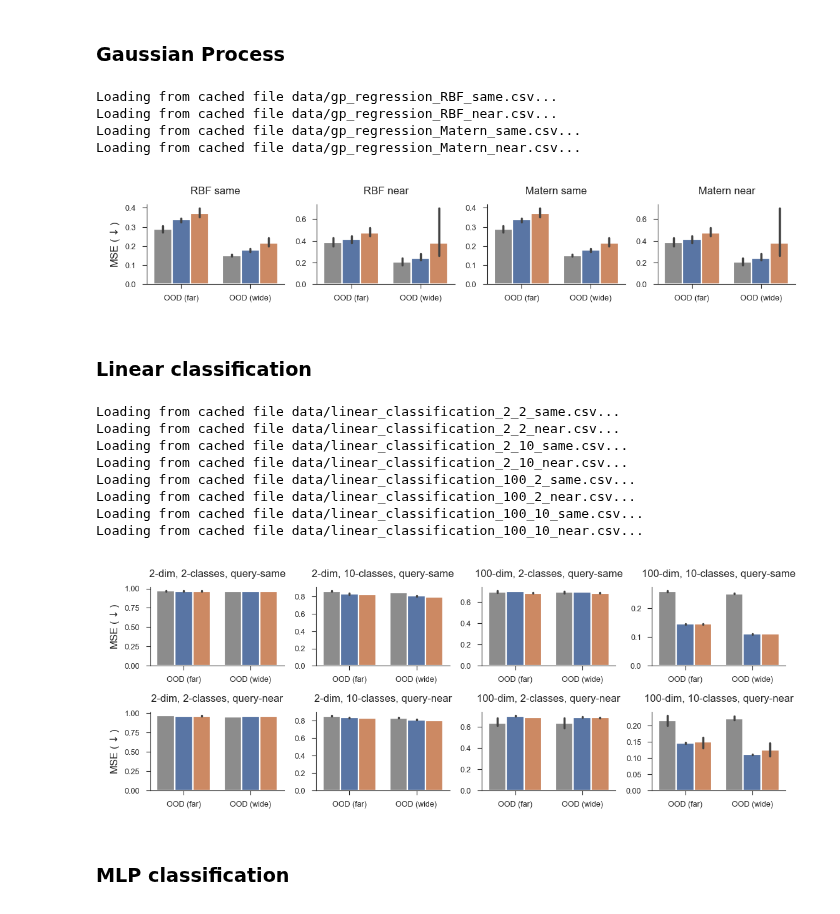
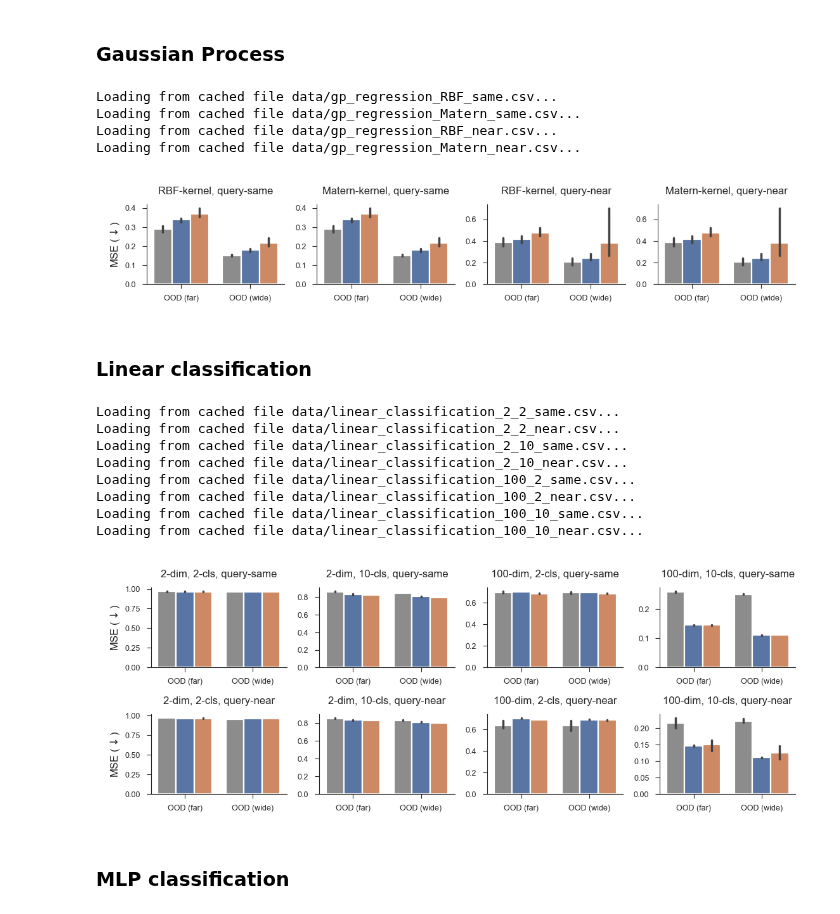
Before and after one commit to EricElmoznino/explicit_implicit_icl, a Jupyter notebook: notebooks/paper/figures.ipynb, the cells around one changed output. Drawn from its saved outputs; the diff is of its cells as text; code cells hidden in the pictures.

```diff
--- a/notebooks/paper/figures.ipynb
+++ b/notebooks/paper/figures.ipynb
@@ -914,28 +533,0 @@ Loading from cached file data/mlp_classification_100_10_near.csv...
-# %%
-fig, axs = plt.subplots(
-    nrows=1, ncols=8, figsize=(8, 1), width_ratios=[1, 1, 1, 1, 1, 1, 1, 1]
-)
-
-i = 0
-for x_dim in [2, 100]:
-    for y_dim in [2, 10]:
-        for context in context_styles:
-            model_comparison_barplot(
-                data=mlp_classification_data[f"{x_dim} {y_dim} {context}"],
-                metrics=["val/far_Accuracy", "val/wide_Accuracy"],
-                metric_short_names={
-                    "val/far_Accuracy": "OOD (far)",
-                    "val/wide_Accuracy": "OOD (wide)",
-                },
-                metric_units=r"MSE ($\downarrow$)",
-                err_kws={"linewidth": 1.25},
-                ax=axs[i],
-            )
-            axs[i].set(title=f"{x_dim}-dim {y_dim}-classes {context}")
-            i += 1
-
-for ax in axs[1:]:
-    ax.set(ylabel=None)
-for ax in axs:
-    ax.legend().remove()
-plt.show()
@@ -1831,8 +810,8 @@ gp_data = {}
 context_styles = ["same", "near"]
 kernels = ["RBF", "Matern"]
 
-for kernel in kernels:
-    for context in context_styles:
+for context in context_styles:
+    for kernel in kernels:
         gp_data[f"{kernel} {context}"] = get_run_performances(
             wandb_username="sarthmit",
             dataset="gp-regression",
@@ -1850,8 +829,8 @@ for kernel in kernels:
 fig, axs = plt.subplots(nrows=1, ncols=4, figsize=(5.5, 1))
 
 i = 0
-for kernel in kernels:
-    for context in context_styles:
+for context in context_styles:
+    for kernel in kernels:
         model_comparison_barplot(
             data=gp_data[f"{kernel} {context}"],
             metrics=["val/far_MSE", "val/wide_MSE"],
@@ -1863,7 +842,7 @@ for kernel in kernels:
             err_kws={"linewidth": 1.25},
             ax=axs[i],
         )
-        axs[i].set(title=f"{kernel} {context}")
+        axs[i].set(title=f"{kernel}-kernel, query-{context}")
         i += 1
 
 for ax in axs[1:]:
@@ -1875,10 +854,10 @@ fig.savefig("saved/ablation_gp_regression.pdf")
 plt.show()
 # %% [output]
 Loading from cached file data/gp_regression_RBF_same.csv...
+Loading from cached file data/gp_regression_Matern_same.csv...
 Loading from cached file data/gp_regression_RBF_near.csv...
-Loading from cached file data/gp_regression_Matern_same.csv...
 Loading from cached file data/gp_regression_Matern_near.csv...
-[figure, old version]
+[figure, new version]
 # %% [markdown]
 ### Linear classification
 # %%
@@ -1919,35 +898,35 @@ for context in context_styles:
                 data=linear_classification_data[f"{x_dim} {y_dim} {context}"],
                 metrics=["val/far_Accuracy", "val/wide_Accuracy"],
                 metric_short_names={
                     "val/far_Accuracy": "OOD (far)",
                     "val/wide_Accuracy": "OOD (wide)",
                 },
                 metric_units=r"MSE ($\downarrow$)",
                 err_kws={"linewidth": 1.25},
                 ax=ax,
             )
-            ax.set(title=f"{x_dim}-dim, {y_dim}-classes, query-{context}")
+            ax.set(title=f"{x_dim}-dim, {y_dim}-cls, query-{context}")
             i += 1
 
 for ax in axs[0, 1:]:
     ax.set(ylabel=None)
 for ax in axs[1, 1:]:
     ax.set(ylabel=None)
 for ax in axs.flatten():
     ax.legend().remove()
 
 fig.savefig("saved/ablation_lin_classification.pdf")
 plt.show()
 # %% [output]
 Loading from cached file data/linear_classification_2_2_same.csv...
 Loading from cached file data/linear_classification_2_2_near.csv...
 Loading from cached file data/linear_classification_2_10_same.csv...
 Loading from cached file data/linear_classification_2_10_near.csv...
 Loading from cached file data/linear_classification_100_2_same.csv...
 Loading from cached file data/linear_classification_100_2_near.csv...
 Loading from cached file data/linear_classification_100_10_same.csv...
 Loading from cached file data/linear_classification_100_10_near.csv...
-[figure, old version]
+[figure, new version]
 # %% [markdown]
 ### MLP classification
 # %%
```
Also changed, not shown: parts of 63 cells of this notebook, 11 other files.
